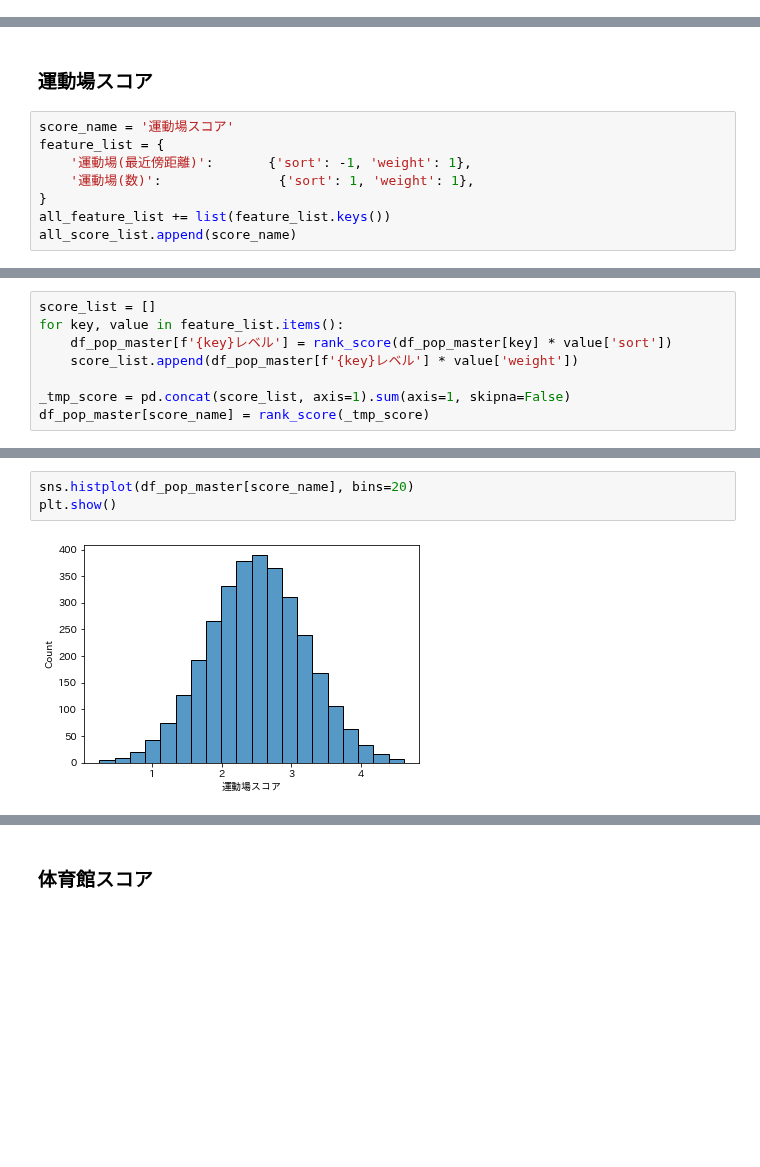
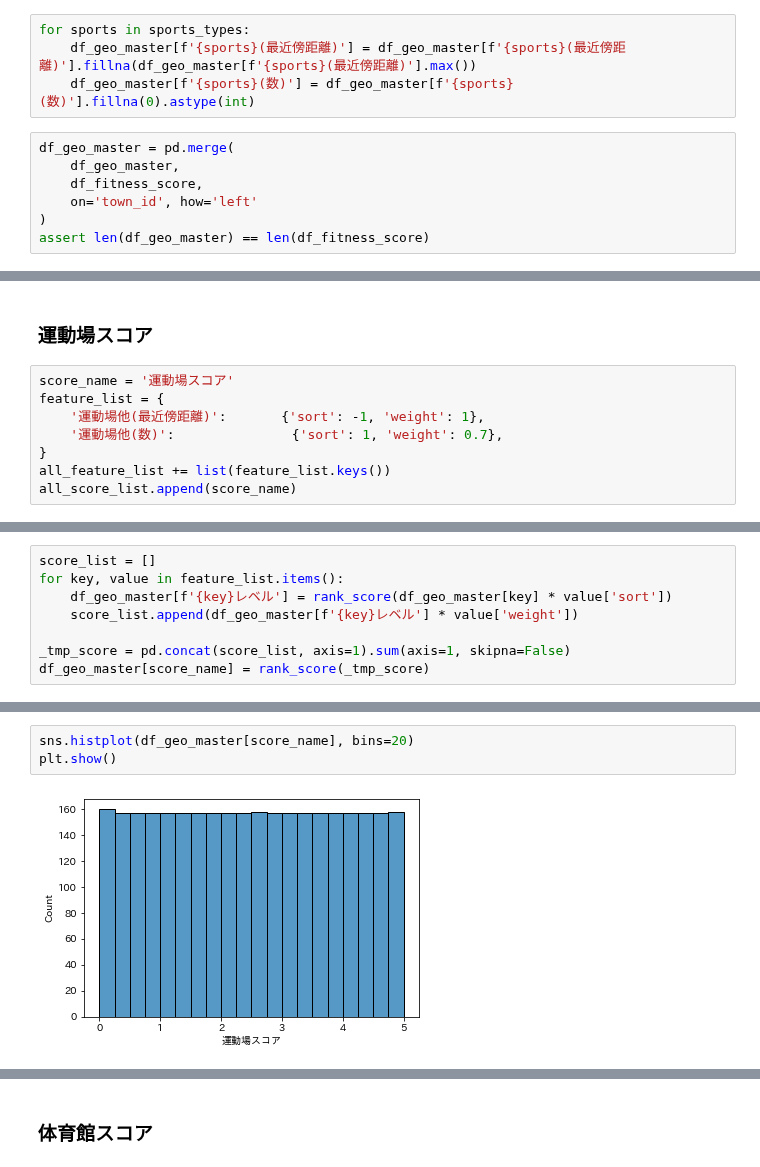
Before and after one commit to z-guard/analysis, a Jupyter notebook: notebooks/sports_facility.ipynb, the cells around one changed output, grey strips where cells are left out. Saved outputs shown, nothing was run; the diff lists cells and outputs as text; blank space fills up the shorter version.

```diff
--- a/notebooks/sports_facility.ipynb
+++ b/notebooks/sports_facility.ipynb
@@ -882 +855,12 @@ Wall time: 1min 21s
+# %%
+for sports in sports_types:
+    df_geo_master[f'{sports}(最近傍距離)'] = df_geo_master[f'{sports}(最近傍距離)'].fillna(df_geo_master[f'{sports}(最近傍距離)'].max())
+    df_geo_master[f'{sports}(数)'] = df_geo_master[f'{sports}(数)'].fillna(0).astype(int)
+# %%
+df_geo_master = pd.merge(
+    df_geo_master,
+    df_fitness_score,
+    on='town_id', how='left'
+)
+assert len(df_geo_master) == len(df_fitness_score)
 # %%
@@ -898,8 +882,8 @@ all_score_list = []
 # %%
 score_name = '運動場スコア'
 feature_list = {
-    '運動場(最近傍距離)':       {'sort': -1, 'weight': 1},
-    '運動場(数)':               {'sort': 1, 'weight': 1},
+    '運動場他(最近傍距離)':       {'sort': -1, 'weight': 1},
+    '運動場他(数)':               {'sort': 1, 'weight': 0.7},
 }
 all_feature_list += list(feature_list.keys())
 all_score_list.append(score_name)
@@ -913,11 +897,11 @@ for feature_name in feature_list.keys():
 # %%
 score_list = []
 for key, value in feature_list.items():
-    df_pop_master[f'{key}レベル'] = rank_score(df_pop_master[key] * value['sort'])
-    score_list.append(df_pop_master[f'{key}レベル'] * value['weight'])
+    df_geo_master[f'{key}レベル'] = rank_score(df_geo_master[key] * value['sort'])
+    score_list.append(df_geo_master[f'{key}レベル'] * value['weight'])
 
 _tmp_score = pd.concat(score_list, axis=1).sum(axis=1, skipna=False)
-df_pop_master[score_name] = rank_score(_tmp_score)
+df_geo_master[score_name] = rank_score(_tmp_score)
 # %%
 sns.histplot(_tmp_score, bins=20)
 plt.show()
@@ -926,6 +910,6 @@ plt.show()
 # %%
-sns.histplot(df_pop_master[score_name], bins=20)
+sns.histplot(df_geo_master[score_name], bins=20)
 plt.show()
 # %% [output]
-[figure, old version]
+[figure, new version]
 # %%
```
Also changed, not shown: parts of 65 cells of this notebook.
